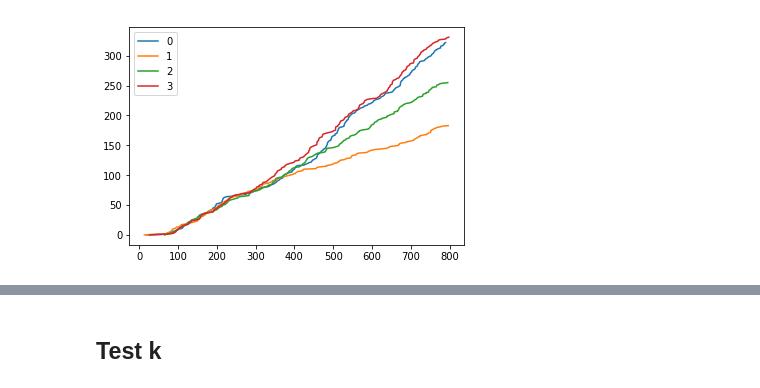
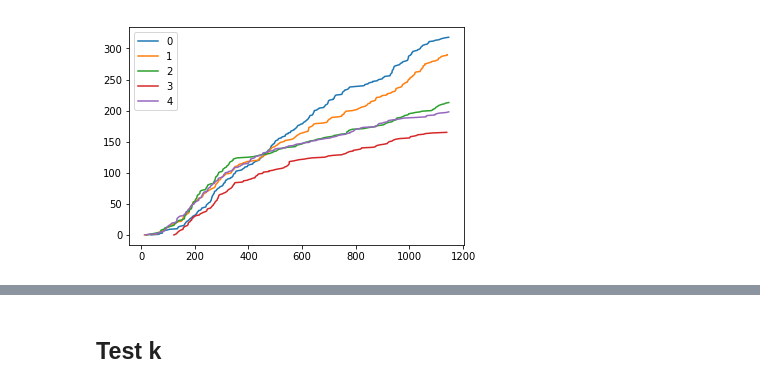
Before and after one commit to guilhermeresende/granger-busca-timebreak, a Jupyter notebook: Inferencia.ipynb, the cells around one changed output, grey strips where cells are left out. Cells and saved outputs as stored; diff of their text form; code cells hidden in the pictures.

```diff
--- a/Inferencia.ipynb
+++ b/Inferencia.ipynb
@@ -10,43 +10,45 @@ import fit_granger_k
 from time import time
 # %%
 Alpha_t=np.array([
-    [0.2,0.2,0.2,0.2],
-    [0.2,0.2,0.2,0.2],
-    [0.2,0.2,0.2,0.2],
-    [0.2,0.2,0.2,0.2]
+    [0.2,0.2,0.2,0.2,0.2],
+    [0.2,0.2,0.2,0.2,0.2],
+    [0.2,0.2,0.2,0.2,0.2],
+    [0.2,0.2,0.2,0.2,0.2],
+    [0.1,0.1,0.1,0.1,0.1]
 ])
 Alpha2_t=np.array([
-    [0.4,0.1,0.1,0.1],
-    [0.2,0.1,0.1,0.1],
-    [0.3,0.1,0.5,0.1],
-    [0.1,0.1,0.1,0.8]
+    [0.05,0.65,0.05,0.05,0.05],
+    [0.65,0.05,0.05,0.05,0.05],
+    [0.1,0.1,0.1,0.1,0.1],
+    [0.1,0.1,0.1,0.1,0.1],
+    [0.1,0.1,0.1,0.1,0.1]
 ])
 
 d=len(Alpha_t)
 beta=1.0
 Beta_t=np.ones((d,d))*beta
 mu_t = np.ones(d) *0.03
-mu2_t=np.array([0.08,0.06,0.05,0.1])
+mu2_t=np.array([0.08,0.06,0.05,0.1,0.02])
+mu2_t = np.ones(d) *0.02
 
-
-T=800
-K=300
+T=1150
+K=350
 sim = simulate.GrangeBuscaSimulator(mu_t, Alpha_t,Alpha2_t,k=K,mu2_rates=mu2_t)
 timestamps = sim.simulate(T)
 
 counting = [np.arange(len(timestamps[i])) for i in range(len(timestamps))]
 for i in range(len(timestamps)):
     plt.plot(timestamps[i], counting[i], label='%d' % i)
 plt.legend()
 plt.show()
 
 #plt.imshow(Alpha_t)
 #plt.show()
 
 #plt.imshow(Alpha2_t)
 #plt.show()
 # %% [output]
-[figure, old version]
+[figure, new version]
 # %%
 t=time()
 G=G=fit_granger_k.Granger_k(timestamps,T=T)
```
Also changed, not shown: parts of 2 cells of this notebook, 1 other file.
